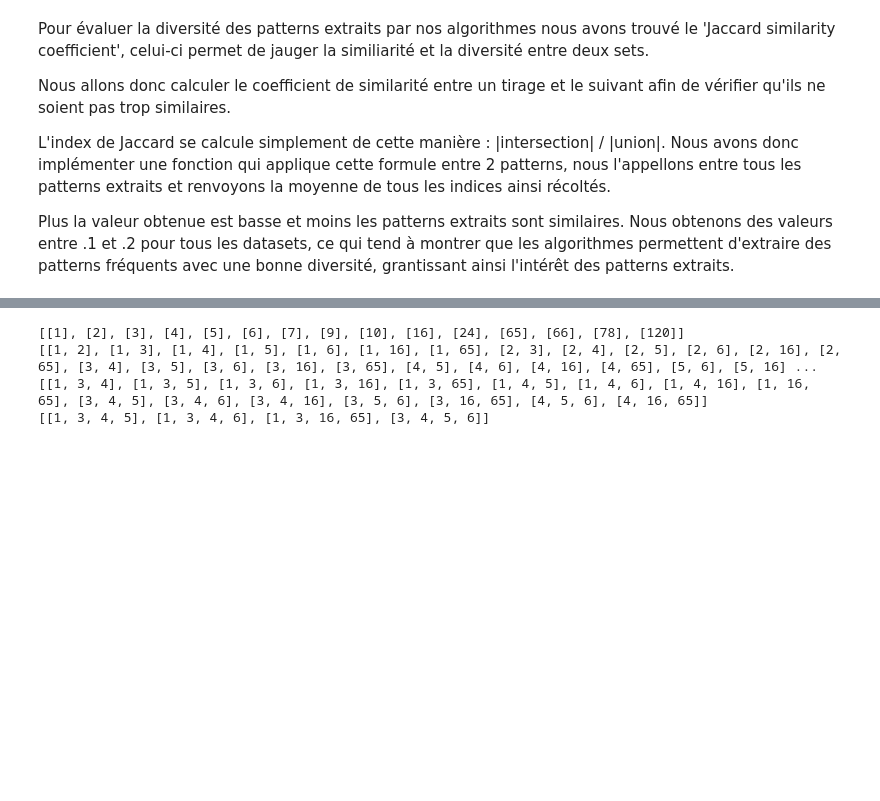
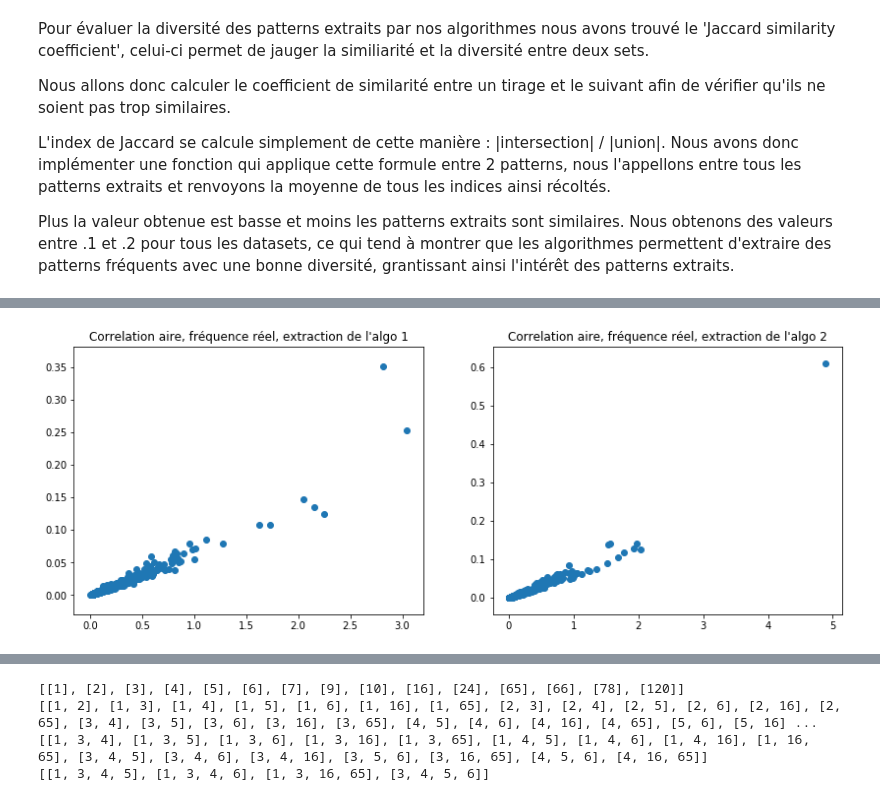
Before and after one commit to ThomasRanvier/data_mining, a Jupyter notebook: TP_1_ranvier_desilets.ipynb, the cells around one changed output, grey strips where cells are left out. Cells and saved outputs as stored; diff of their text form; code cells hidden in the pictures; blank space fills up the shorter version.

```diff
--- a/TP_1.ipynb
+++ b/TP_1_ranvier_desilets.ipynb
@@ -257,0 +263,40 @@ Affichage d'un scatter plot entre fréquence de tirage et fréquence au sein du
+# %%
+def display_area_freq_correlation(dataset_name):
+    p_df1 = {}
+    for pattern in sampled_patterns_freq[dataset_name]:
+        if pattern not in p_df1:
+            p_df1[pattern] = 1
+        else:
+            p_df1[pattern] += 1
+    p_df2 = {}
+    for pattern in sampled_patterns_area[dataset_name]:
+        if pattern not in p_df2:
+            p_df2[pattern] = 1
+        else:
+            p_df2[pattern] += 1
+
+    p_f1 = patterns_freq(sampled_patterns_freq[dataset_name], datasets[dataset_name])
+    p_a1 = patterns_area(p_f1)
+    p_f2 = patterns_freq(sampled_patterns_area[dataset_name], datasets[dataset_name])
+    p_a2 = patterns_area(p_f2)
+
+    f1 = []
+    a1 = []
+    for i in p_df1.items():
+        f1.append(p_f1[i[0]])
+        a1.append(p_a1[i[0]])
+    f2 = []
+    a2 = []
+    for i in p_df2.items():
+        f2.append(p_f2[i[0]])
+        a2.append(p_a2[i[0]])
+
+    fig, (ax1, ax2) = plt.subplots(1, 2,figsize=(14, 5))
+    ax1.scatter(a1, f1)
+    ax1.set_title('Correlation aire, fréquence réel, extraction de l\'algo 1')
+    ax2.scatter(a2, f2)
+    ax2.set_title('Correlation aire, fréquence réel, extraction de l\'algo 2')
+# %%
+display_area_freq_correlation('chess')
+# %% [output]
+[figure, added]
```
Also changed, not shown: parts of 26 cells of this notebook.
